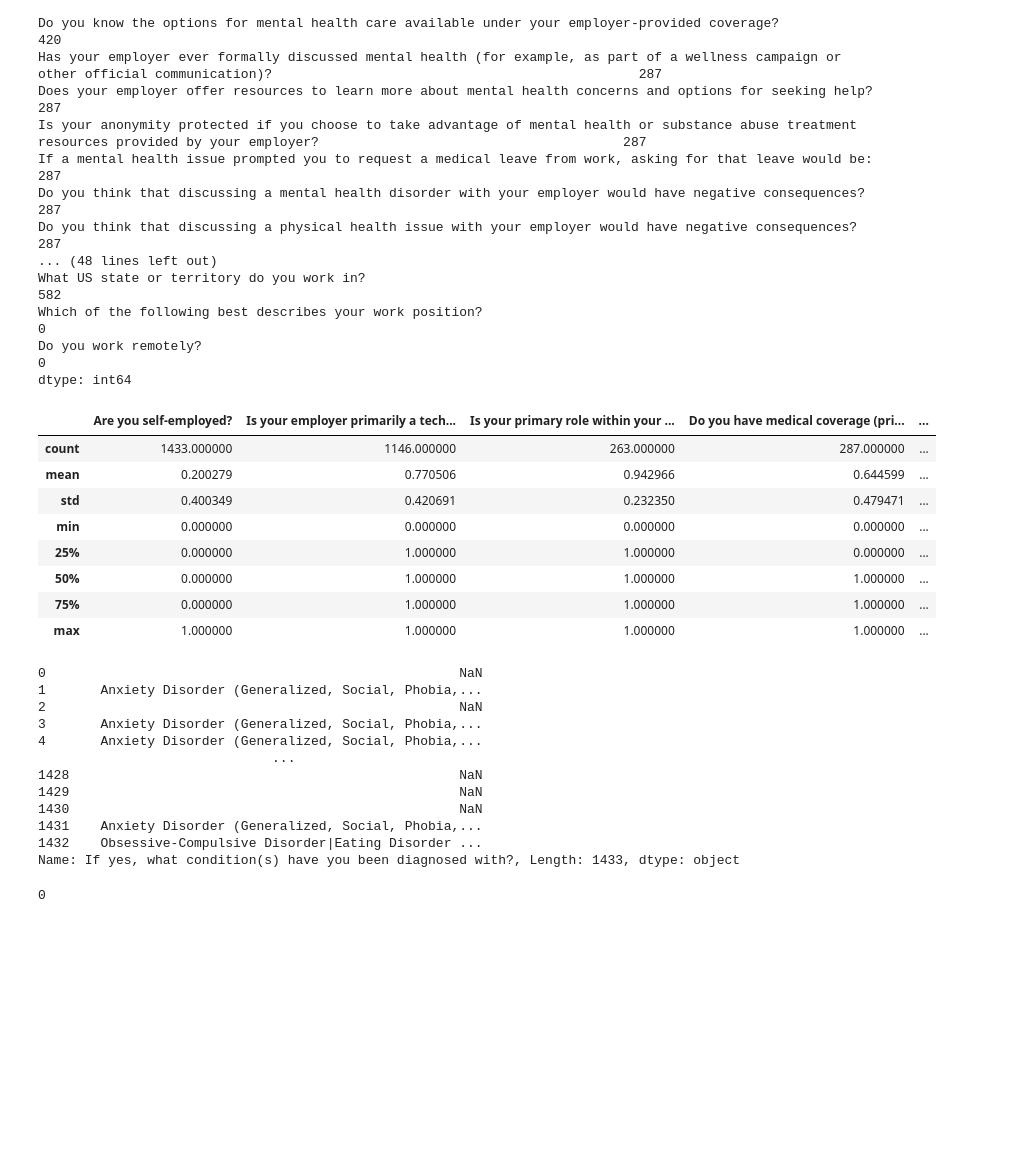
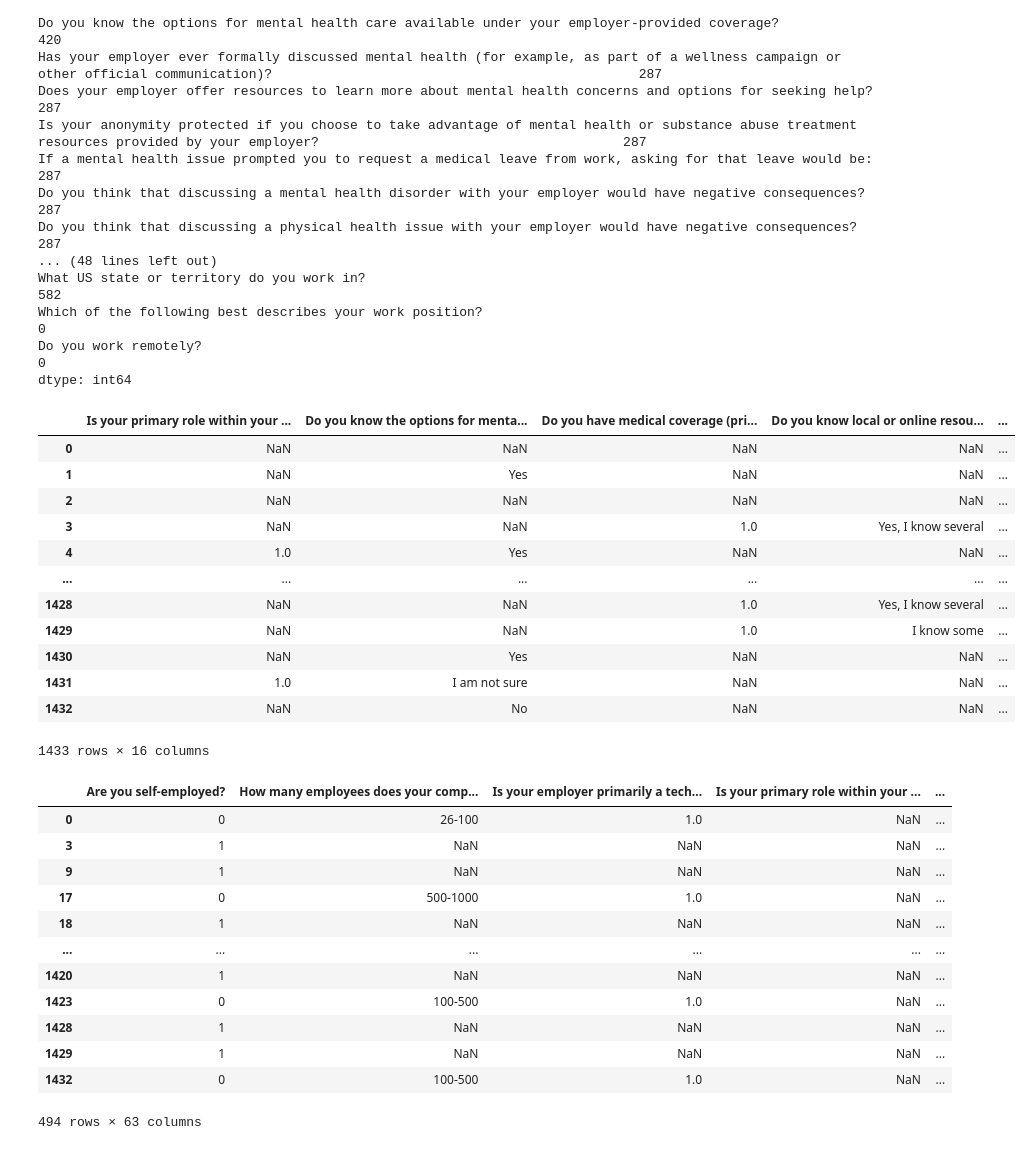
Before and after one commit to hkafrawi/kaggle_portfolio, a Jupyter notebook: mental-health-in-tech-classification.ipynb, the cells around one changed output. Saved outputs shown, nothing was run; the diff lists cells and outputs as text; code cells hidden in the pictures; blank space fills up the shorter version.

```diff
--- a/mental-health-in-tech-classification.ipynb
+++ b/mental-health-in-tech-classification.ipynb
@@ -6,9 +6,10 @@ import matplotlib.pyplot as plt
 import os
 from itertools import chain
 from collections import Counter
+import operator as op
 # Adjustment Options
 pd.set_option('display.max_columns', None) # Display All Columns given the dataset has many columns
-pd.set_option('display.max_rows',100)
+pd.set_option('display.max_rows',75)
 
 
 # Exploring .csv kaggle files
@@ -58,0 +65,5 @@ for i, column in enumerate(df.columns):
+# %%
+# a threshold for Nan values
+nan_column_threshold = df.shape[0]*.25
+nan_row_threshold = df.shape[1]*.25
+nan_column_threshold, nan_row_threshold
@@ -76,36 +89,35 @@ What US state or territory do you work in?
 Which of the following best describes your work position?                                                                                                                              0
 Do you work remotely?                                                                                                                                                                  0
 dtype: int64
-# %%
-df.describe()
-# %% [output]
-|  | Are you self-employed? | Is your employer primarily a tech... | Is your primary role within your ... | Do you have medical coverage (pri... | ... |
-| count | 1433.000000 | 1146.000000 | 263.000000 | 287.000000 | ... |
-| mean | 0.200279 | 0.770506 | 0.942966 | 0.644599 | ... |
-| std | 0.400349 | 0.420691 | 0.232350 | 0.479471 | ... |
-| min | 0.000000 | 0.000000 | 0.000000 | 0.000000 | ... |
-| 25% | 0.000000 | 1.000000 | 1.000000 | 0.000000 | ... |
-| 50% | 0.000000 | 1.000000 | 1.000000 | 1.000000 | ... |
-| 75% | 0.000000 | 1.000000 | 1.000000 | 1.000000 | ... |
-| max | 1.000000 | 1.000000 | 1.000000 | 1.000000 | ... |
-# %%
-df.iloc[:,48]
-# %% [output]
-0                                                     NaN
-1       Anxiety Disorder (Generalized, Social, Phobia,...
-2                                                     NaN
-3       Anxiety Disorder (Generalized, Social, Phobia,...
-4       Anxiety Disorder (Generalized, Social, Phobia,...
-                              ...
-1428                                                  NaN
-1429                                                  NaN
-1430                                                  NaN
-1431    Anxiety Disorder (Generalized, Social, Phobia,...
-1432    Obsessive-Compulsive Disorder|Eating Disorder ...
-Name: If yes, what condition(s) have you been diagnosed with?, Length: 1433, dtype: object
-# %%
-df.iloc[:,48] = df.iloc[:,48].fillna("None")
 # %%
-df.iloc[:,48].isna().sum()
+df.loc[:,df.isna().sum() > nan_column_threshold]
 # %% [output]
+|  | Is your primary role within your ... | Do you know the options for menta... | Do you have medical coverage (pri... | Do you know local or online resou... | ... |
+| 0 | NaN | NaN | NaN | NaN | ... |
+| 1 | NaN | Yes | NaN | NaN | ... |
+| 2 | NaN | NaN | NaN | NaN | ... |
+| 3 | NaN | NaN | 1.0 | Yes, I know several | ... |
+| 4 | 1.0 | Yes | NaN | NaN | ... |
+| ... | ... | ... | ... | ... | ... |
+| 1428 | NaN | NaN | 1.0 | Yes, I know several | ... |
+| 1429 | NaN | NaN | 1.0 | I know some | ... |
+| 1430 | NaN | Yes | NaN | NaN | ... |
+| 1431 | 1.0 | I am not sure | NaN | NaN | ... |
+| 1432 | NaN | No | NaN | NaN | ... |
-0
+1433 rows × 16 columns
+# %%
+df.loc[df.isna().sum(axis=1) > nan_row_threshold,:]
+# %% [output]
+|  | Are you self-employed? | How many employees does your comp... | Is your employer primarily a tech... | Is your primary role within your ... | ... |
+| 0 | 0 | 26-100 | 1.0 | NaN | ... |
+| 3 | 1 | NaN | NaN | NaN | ... |
+| 9 | 1 | NaN | NaN | NaN | ... |
+| 17 | 0 | 500-1000 | 1.0 | NaN | ... |
+| 18 | 1 | NaN | NaN | NaN | ... |
+| ... | ... | ... | ... | ... | ... |
+| 1420 | 1 | NaN | NaN | NaN | ... |
+| 1423 | 0 | 100-500 | 1.0 | NaN | ... |
+| 1428 | 1 | NaN | NaN | NaN | ... |
+| 1429 | 1 | NaN | NaN | NaN | ... |
+| 1432 | 0 | 100-500 | 1.0 | NaN | ... |
+494 rows × 63 columns
```
Also changed, not shown: parts of 56 cells of this notebook.
